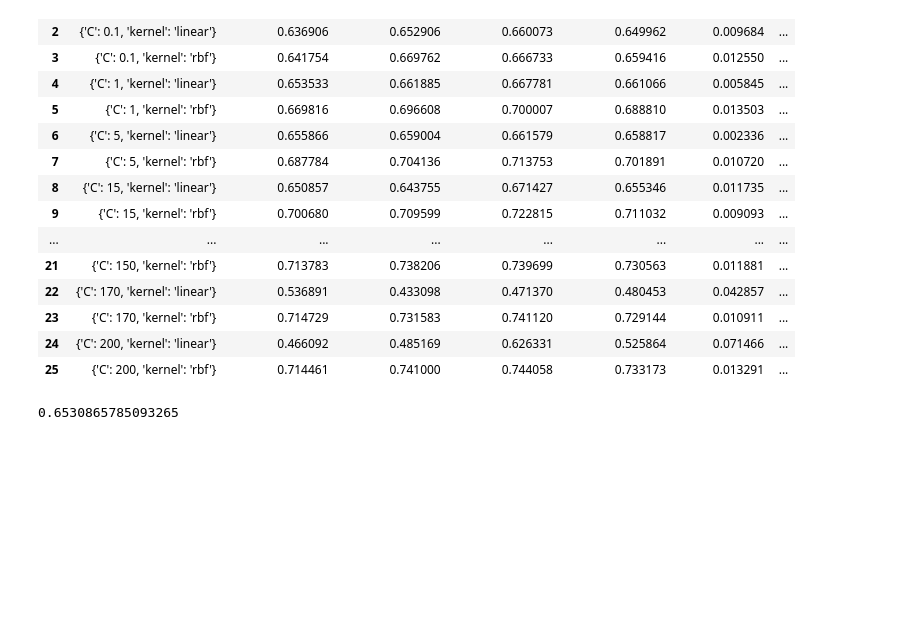
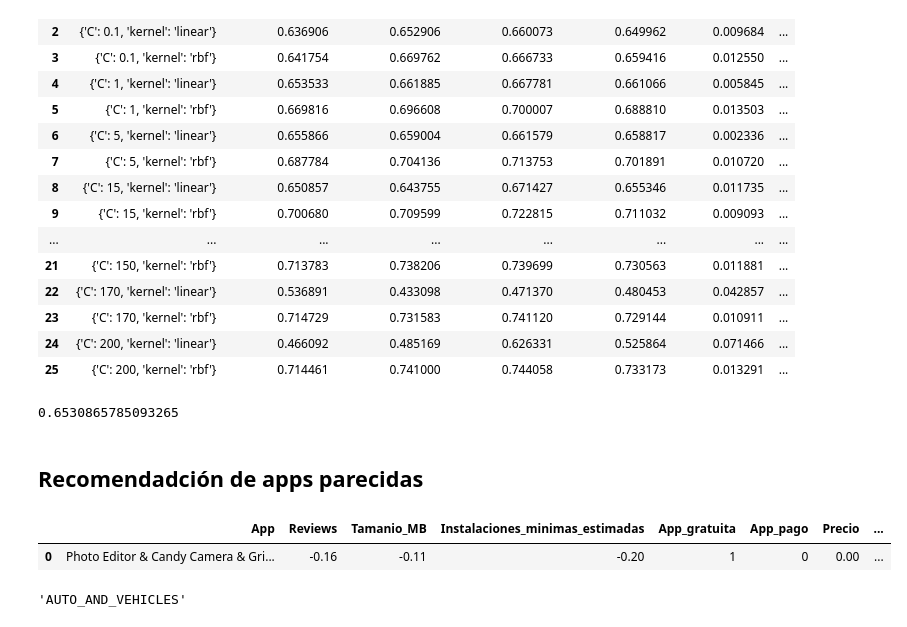
Before and after one commit to DiegoCorona/BEDU-Proyecto-Final-Estudio-de-mercado-de-Apps-M-viles-y-predicci-n-de-xito-, a Jupyter notebook: Estudio_de_mercado_de_Apps_Móviles_y_predicción_de_exito.ipynb, the cells around one changed output. Saved outputs shown, nothing was run; the diff lists cells and outputs as text; code cells hidden in the pictures; blank space fills up the shorter version.

```diff
--- a/Estudio_de_mercado_de_Apps_Móviles_y_predicción_de_exito.ipynb
+++ b/Estudio_de_mercado_de_Apps_Móviles_y_predicción_de_exito.ipynb
@@ -343,3 +343,5 @@ pred_scaled = best_svm_ind.predict(X_test)
 roc_auc_score(y_test, pred_scaled)
 # %% [output]
 0.6530865785093265
+# %% [markdown]
+## Recomendadción de apps parecidas
@@ -345,0 +369,17 @@ roc_auc_score(y_test, pred_scaled)
+# %%
+X_pp.head(1)
+# %% [output]
+|  | App | Reviews | Tamanio_MB | Instalaciones_minimas_estimadas | App_gratuita | App_pago | Precio | ... |
+| 0 | Photo Editor & Candy Camera & Gri... | -0.16 | -0.11 | -0.20 | 1 | 0 | 0.00 | ... |
+# %%
+categorias = {1: 'ART_AND_DESIGN', 2: 'AUTO_AND_VEHICLES', 3:'BEAUTY',
+       4: 'BOOKS_AND_REFERENCE', 5: 'BUSINESS', 6: 'COMICS', 7: 'COMMUNICATION',
+       8: 'DATING', 9:'EDUCATION', 10: 'ENTERTAINMENT', 11: 'EVENTS', 12: 'FINANCE',
+       13: 'FOOD_AND_DRINK', 14:'HEALTH_AND_FITNESS', 15 : 'HOUSE_AND_HOME',
+       16: 'LIBRARIES_AND_DEMO', 17: 'LIFESTYLE', 18: 'GAME', 19: 'FAMILY', 20: 'MEDICAL',
+       21 : 'SOCIAL', 22: 'SHOPPING', 23: 'PHOTOGRAPHY', 24: 'SPORTS', 25: 'TRAVEL_AND_LOCAL',
+       26: 'TOOLS', 27: 'PERSONALIZATION', 28: 'PRODUCTIVITY', 29: 'PARENTING', 30: 'WEATHER',
+       31: 'VIDEO_PLAYERS', 32: 'NEWS_AND_MAGAZINES', 33: 'MAPS_AND_NAVIGATION'}
+categorias[2]
+# %% [output]
+'AUTO_AND_VEHICLES'
```
Also changed, not shown: parts of 5 cells of this notebook.
